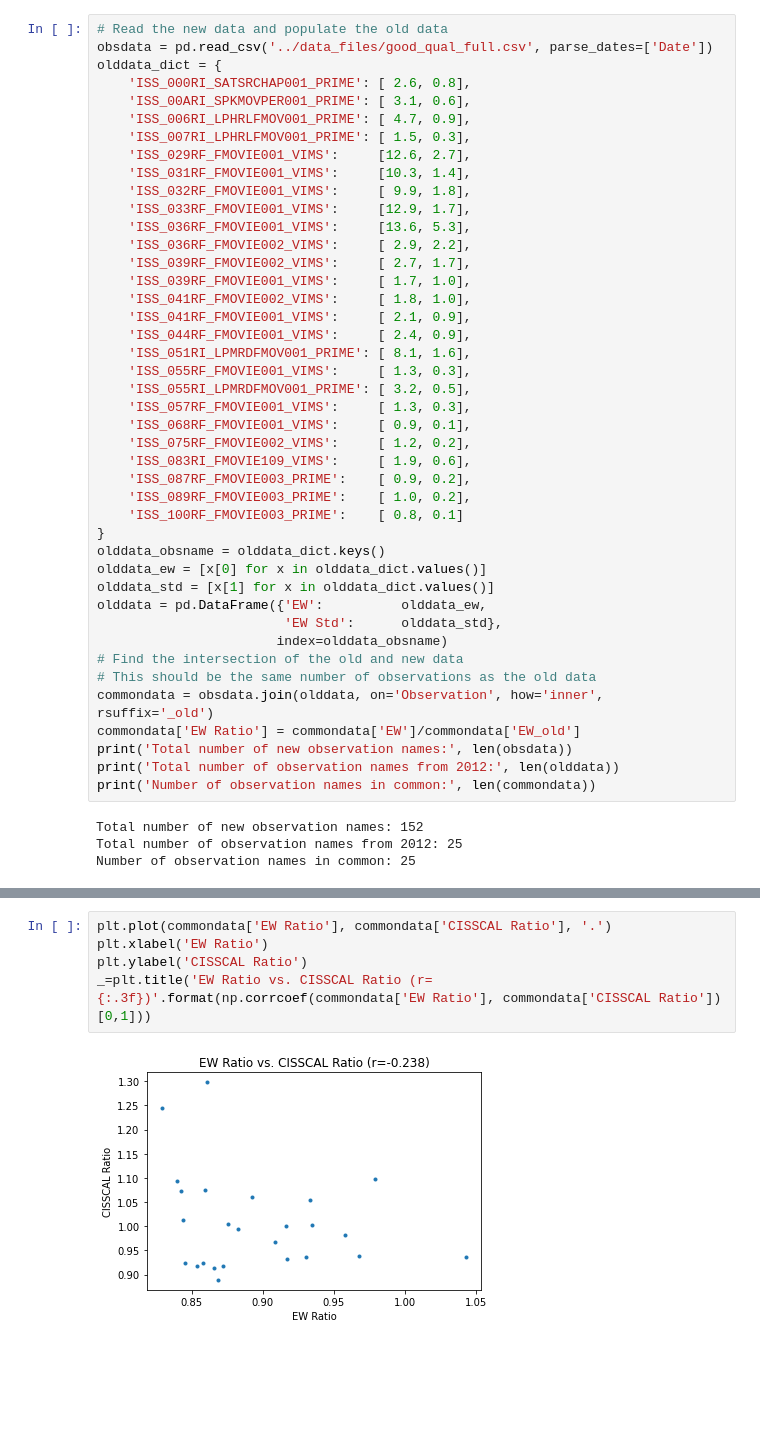
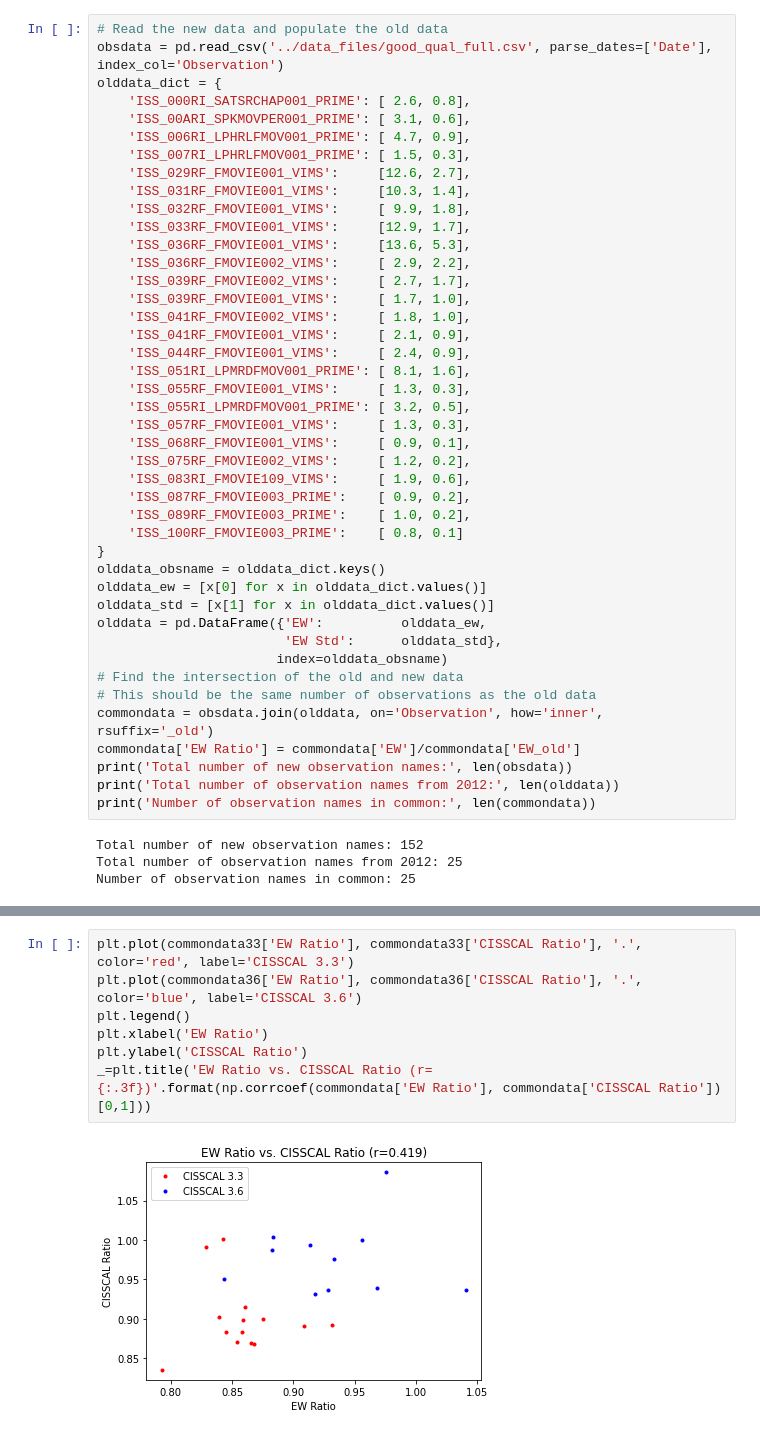
Before and after one commit to rfrenchseti/f-ring, a Jupyter notebook: notebooks/analyze_cisscal_calibration.ipynb, the cells around one changed output, grey strips where cells are left out. Drawn from its saved outputs; the diff is of its cells as text; blank space fills up the shorter version.

Commit message:
Understand CISSCAL calibration issues

```diff
--- a/notebooks/analyze_cisscal_calibration.ipynb
+++ b/notebooks/analyze_cisscal_calibration.ipynb
@@ -11,7 +11,7 @@ import numpy as np
 import pandas as pd
 # %%
 # Read the new data and populate the old data
-obsdata = pd.read_csv('../data_files/good_qual_full.csv', parse_dates=['Date'])
+obsdata = pd.read_csv('../data_files/good_qual_full.csv', parse_dates=['Date'], index_col='Observation')
 olddata_dict = {
     'ISS_000RI_SATSRCHAP001_PRIME': [ 2.6, 0.8],
     'ISS_00ARI_SPKMOVPER001_PRIME': [ 3.1, 0.6],
@@ -171,7 +161,9 @@ _=plt.title('CISSCAL Ratio vs. Date')
 # %%
-plt.plot(commondata['EW Ratio'], commondata['CISSCAL Ratio'], '.')
+plt.plot(commondata33['EW Ratio'], commondata33['CISSCAL Ratio'], '.', color='red', label='CISSCAL 3.3')
+plt.plot(commondata36['EW Ratio'], commondata36['CISSCAL Ratio'], '.', color='blue', label='CISSCAL 3.6')
+plt.legend()
 plt.xlabel('EW Ratio')
 plt.ylabel('CISSCAL Ratio')
 _=plt.title('EW Ratio vs. CISSCAL Ratio (r={:.3f})'.format(np.corrcoef(commondata['EW Ratio'], commondata['CISSCAL Ratio'])[0,1]))
 # %% [output]
-[figure, old version]
+[figure, new version]
```
Also changed, not shown: parts of 17 cells of this notebook, 9 other files.
